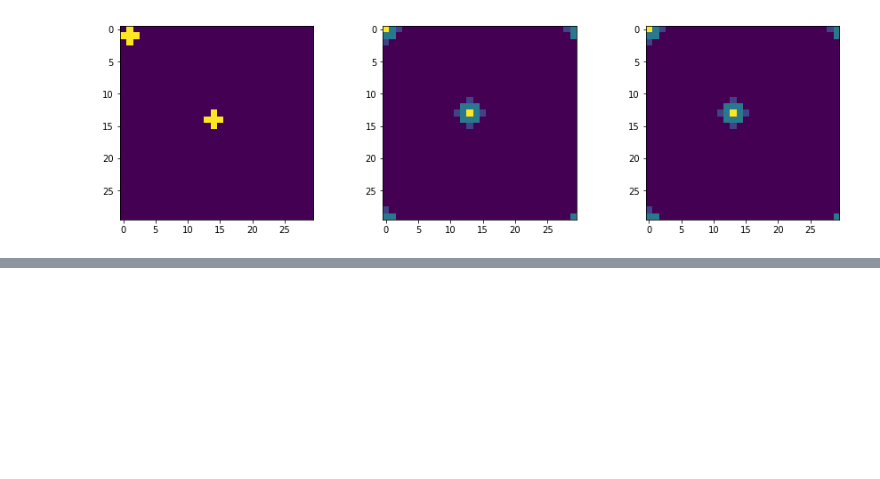
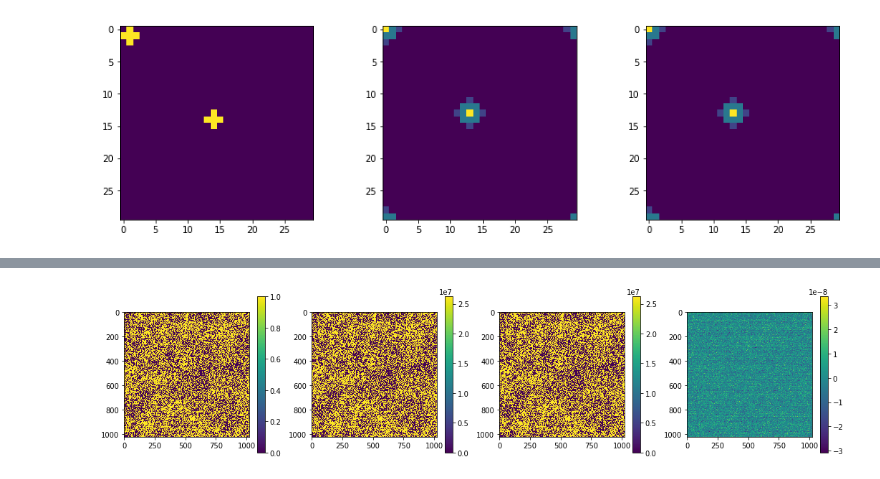
Before and after one commit to ianw89/cgm-brush, a Jupyter notebook: src/tests.ipynb, the cells around one changed output, grey strips where cells are left out. Drawn from its saved outputs; the diff is of its cells as text; code cells hidden in the pictures; blank space fills up the shorter version.

```diff
--- a/src/tests.ipynb
+++ b/src/tests.ipynb
@@ -165,0 +171,23 @@ True
+# %%
+# Issue in real code, but the error is tiny...
+a = np.load('../var/problem 2 halos.npy', allow_pickle=True)
+b = np.load('../var/problem 2 mask.npy', allow_pickle=True)
+#b = np.zeros((10,10))
+#b[6][6] = 1
+c8 = convolve(a, b, mode='wrap') # This is almost what we do today: just same method but using wrap instead of reflect
+c3 = my_convolve(a, b)
+
+fig, axes = plt.subplots(1,4,figsize=(18, 4))
+pos = axes[0].imshow(a)
+fig.colorbar(pos, ax=axes[0])
+pos = axes[1].imshow(c3) # hand written version
+fig.colorbar(pos, ax=axes[1])
+pos = axes[2].imshow(c8) # old vesion, but periodic instead of symmetric
+fig.colorbar(pos, ax=axes[2])
+pos = axes[3].imshow(c8 - c3) # delta between them
+fig.colorbar(pos, ax=axes[3])
+
+# Fails at 1e-08 level (default) absolute tolerance, but that's ok
+assert (np.allclose(c8, c3, rtol=1e-05, atol=1e-07)), "test failed"
+# %% [output]
+[figure, added]
```
Also changed, not shown: parts of 9 cells of this notebook, 2 other files.
